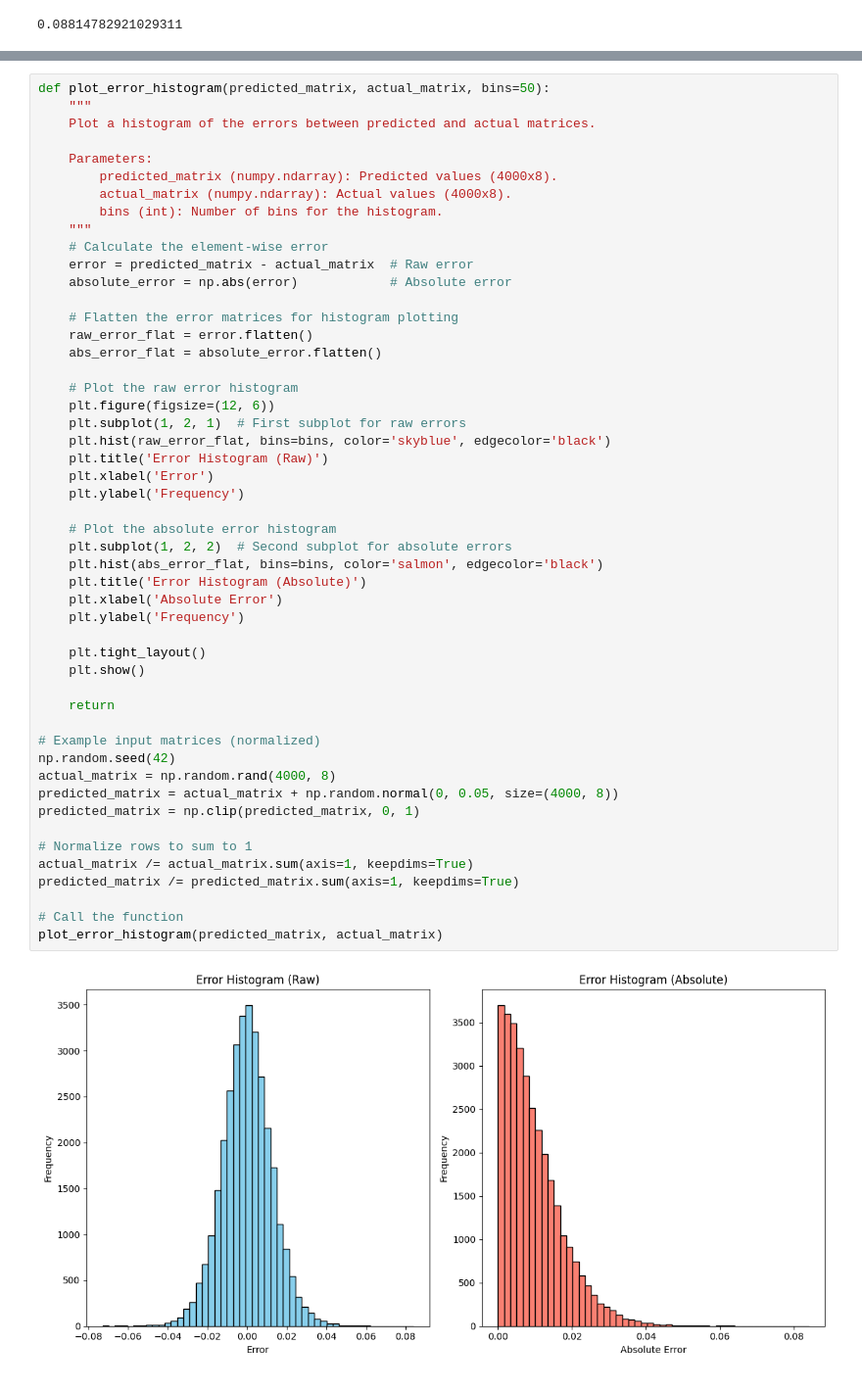
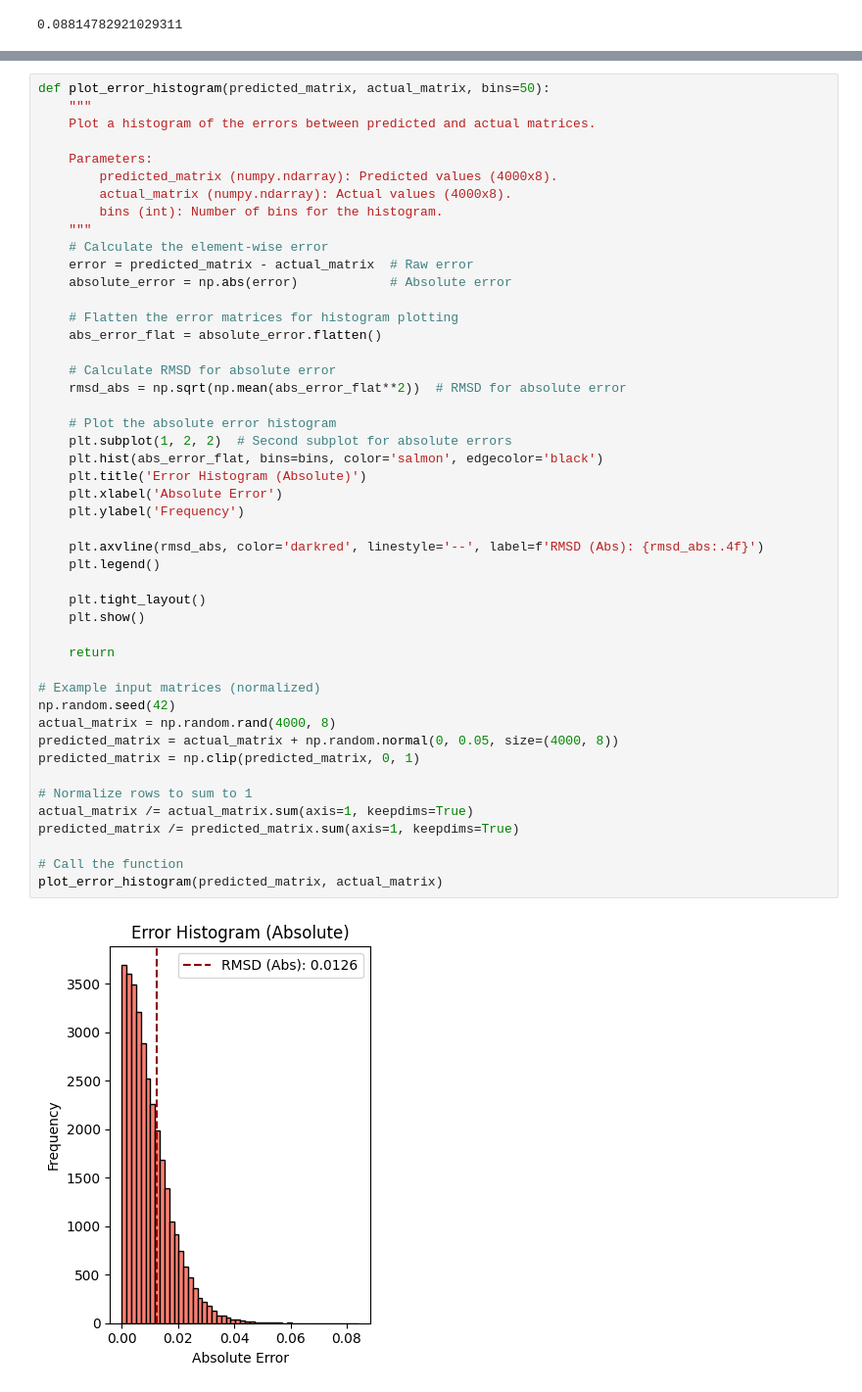
Before and after one commit to Pravanop/ML4Oxi, a Jupyter notebook: Project_Code/6) Analytics.ipynb, the cells around one changed output, grey strips where cells are left out. Shown at 98% size. Saved outputs shown, nothing was run; the diff lists cells and outputs as text.

```diff
--- a/Project_Code/6) Analytics.ipynb
+++ b/Project_Code/6) Analytics.ipynb
@@ -61,40 +61,37 @@ def plot_error_histogram(predicted_matrix, actual_matrix, bins=50):
     absolute_error = np.abs(error)            # Absolute error
 
     # Flatten the error matrices for histogram plotting
-    raw_error_flat = error.flatten()
     abs_error_flat = absolute_error.flatten()
 
-    # Plot the raw error histogram
-    plt.figure(figsize=(12, 6))
-    plt.subplot(1, 2, 1)  # First subplot for raw errors
-    plt.hist(raw_error_flat, bins=bins, color='skyblue', edgecolor='black')
-    plt.title('Error Histogram (Raw)')
-    plt.xlabel('Error')
-    plt.ylabel('Frequency')
+    # Calculate RMSD for absolute error
+    rmsd_abs = np.sqrt(np.mean(abs_error_flat**2))  # RMSD for absolute error
 
     # Plot the absolute error histogram
     plt.subplot(1, 2, 2)  # Second subplot for absolute errors
     plt.hist(abs_error_flat, bins=bins, color='salmon', edgecolor='black')
     plt.title('Error Histogram (Absolute)')
     plt.xlabel('Absolute Error')
     plt.ylabel('Frequency')
+
+    plt.axvline(rmsd_abs, color='darkred', linestyle='--', label=f'RMSD (Abs): {rmsd_abs:.4f}')
+    plt.legend()
 
     plt.tight_layout()
     plt.show()
 
     return
 
 # Example input matrices (normalized)
 np.random.seed(42)
 actual_matrix = np.random.rand(4000, 8)
 predicted_matrix = actual_matrix + np.random.normal(0, 0.05, size=(4000, 8))
 predicted_matrix = np.clip(predicted_matrix, 0, 1)
 
 # Normalize rows to sum to 1
 actual_matrix /= actual_matrix.sum(axis=1, keepdims=True)
 predicted_matrix /= predicted_matrix.sum(axis=1, keepdims=True)
 
 # Call the function
 plot_error_histogram(predicted_matrix, actual_matrix)
 # %% [output]
-[figure, old version]
+[figure, new version]
```
Also changed, not shown: parts of 4 cells of this notebook.
